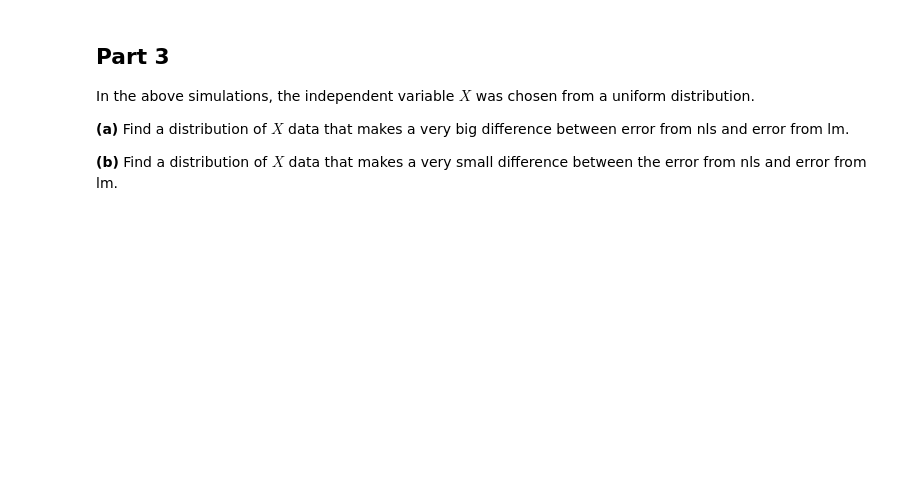
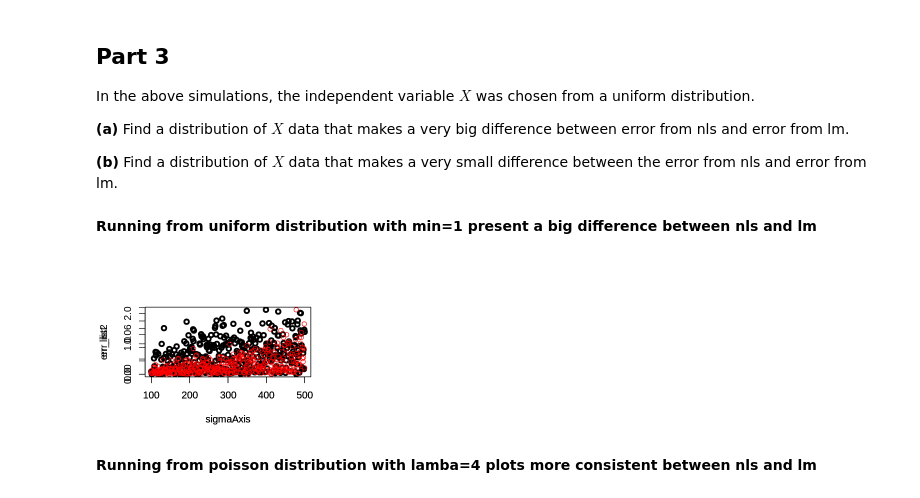
Before and after one commit to llai7/MATH227C, a Jupyter notebook: Math227C_P07_LuluLai.ipynb, the cells around one changed output. Drawn from its saved outputs; the diff is of its cells as text; code cells hidden in the pictures; blank space fills up the shorter version.

```diff
--- a/Math227C_P07_LuluLai.ipynb
+++ b/Math227C_P07_LuluLai.ipynb
@@ -128,0 +204,10 @@ __(b)__ Find a distribution of $X$ data that makes a very small difference betwe
+# %% [markdown]
+**Running from uniform distribution with min=1 present a big difference between nls and lm**
+# %%
+plot(sigmaAxis,err_list2,lty=2,lwd=3)
+par(new=TRUE)
+plot(sigmaAxis,err_list, col="red" )
+# %% [output]
+[figure, added]
+# %% [markdown]
+**Running from poisson distribution with lamba=4 plots more consistent between nls and lm**
```
Also changed, not shown: parts of 11 cells of this notebook.
